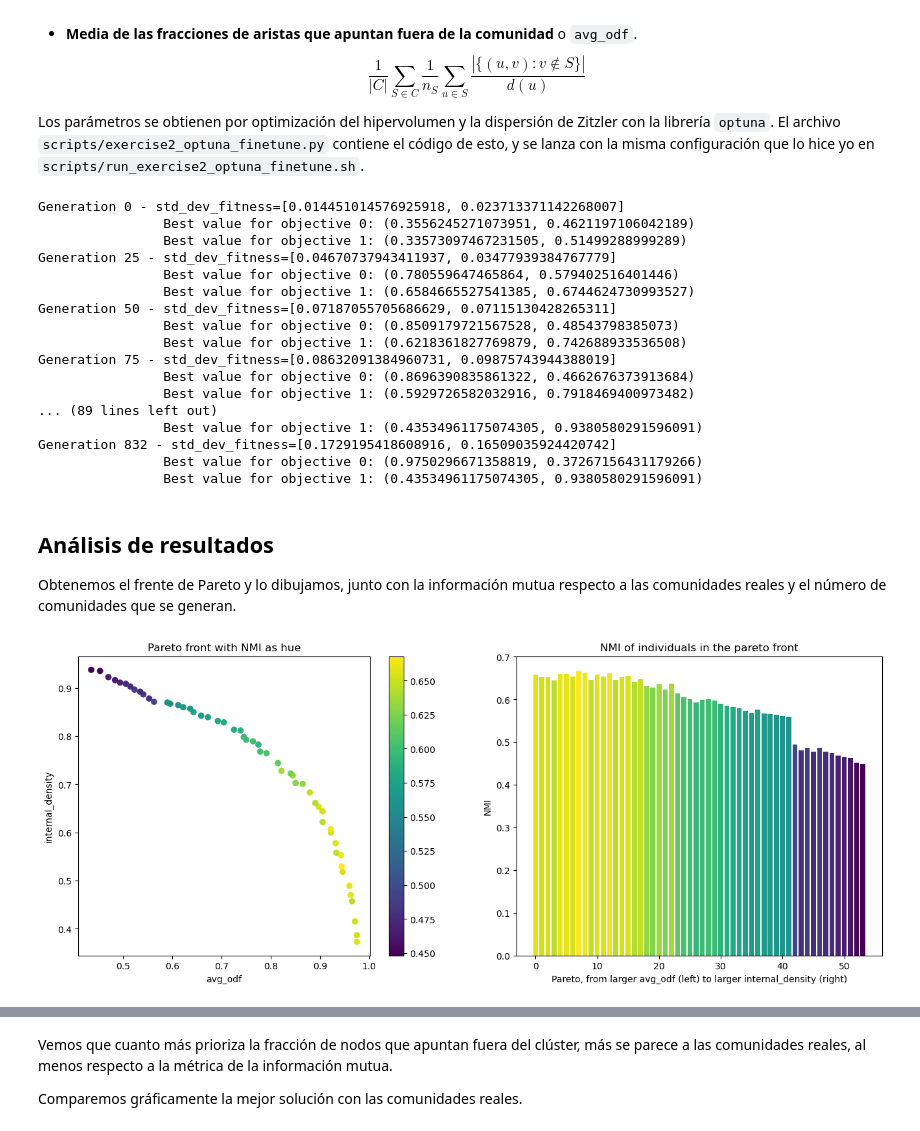
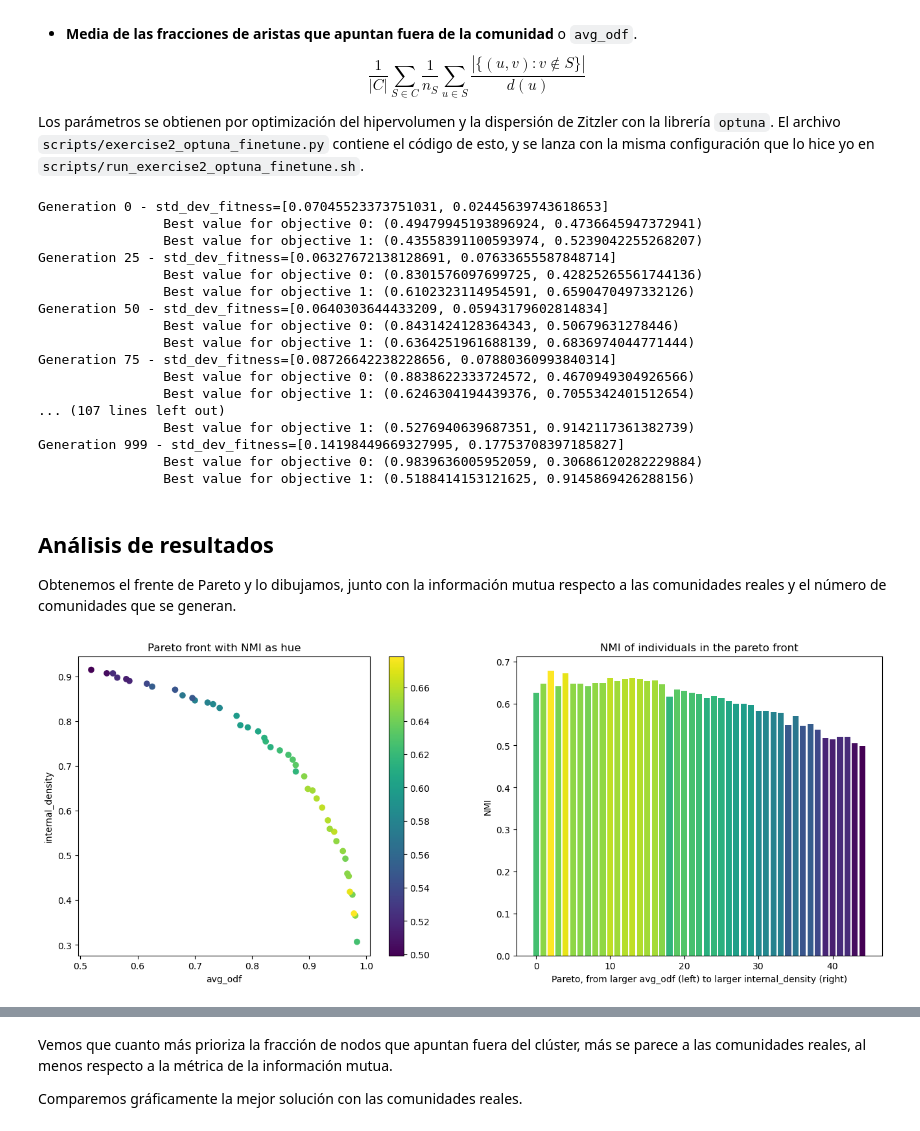
Before and after one commit to pablomiralles22/maadm-sna-ceb-assignment, a Jupyter notebook: notebooks/exercise2-3.ipynb, the cells around one changed output, grey strips where cells are left out. Cells and saved outputs as stored; diff of their text form; code cells hidden in the pictures.

```diff
--- a/notebooks/exercise2-3.ipynb
+++ b/notebooks/exercise2-3.ipynb
@@ -184,13 +183,14 @@ $$
 Los parámetros se obtienen por optimización del hipervolumen y la dispersión de Zitzler con la librería `optuna`. El archivo `scripts/exercise2_optuna_finetune.py` contiene el código de esto, y se lanza con la misma configuración que lo hice yo en `scripts/run_exercise2_optuna_finetune.sh`.
 # %%
 # best params
-population_size = 60
-pcross = 0.5
-pmut = 0.25
-mutate_ratio_random = 0.0038686204572240704
-mutate_ratio_join = 0.12328015799522374
-mutate_ratio_separate = 0.010267293463678674
-T = 14
+population_size = 50
+pcross = 0.55
+pmut = 0.1
+mutate_ratio_random = 0.004736845831904569
+mutate_ratio_join = 0.8596652941266368
+mutate_ratio_separate = 0.012121044447833752
+T = 4
+
 
 random.seed(42)
 
@@ -207,36 +207,36 @@ ranked_population = run(
     trace=25,
 )
 # %% [output]
-Generation 0 - std_dev_fitness=[0.014451014576925918, 0.023713371142268007]
-                Best value for objective 0: (0.3556245271073951, 0.4621197106042189)
-                Best value for objective 1: (0.33573097467231505, 0.51499288999289)
-Generation 25 - std_dev_fitness=[0.04670737943411937, 0.03477939384767779]
-                Best value for objective 0: (0.780559647465864, 0.579402516401446)
-                Best value for objective 1: (0.6584665527541385, 0.6744624730993527)
-Generation 50 - std_dev_fitness=[0.07187055705686629, 0.07115130428265311]
-                Best value for objective 0: (0.8509179721567528, 0.48543798385073)
-                Best value for objective 1: (0.6218361827769879, 0.742688933536508)
-Generation 75 - std_dev_fitness=[0.08632091384960731, 0.09875743944388019]
-                Best value for objective 0: (0.8696390835861322, 0.4662676373913684)
-                Best value for objective 1: (0.5929726582032916, 0.7918469400973482)
-... (89 lines left out)
-                Best value for objective 1: (0.43534961175074305, 0.9380580291596091)
-Generation 832 - std_dev_fitness=[0.1729195418608916, 0.16509035924420742]
-                Best value for objective 0: (0.9750296671358819, 0.37267156431179266)
-                Best value for objective 1: (0.43534961175074305, 0.9380580291596091)
+Generation 0 - std_dev_fitness=[0.07045523373751031, 0.02445639743618653]
+                Best value for objective 0: (0.49479945193896924, 0.4736645947372941)
+                Best value for objective 1: (0.43558391100593974, 0.5239042255268207)
+Generation 25 - std_dev_fitness=[0.06327672138128691, 0.07633655587848714]
+                Best value for objective 0: (0.8301576097699725, 0.42825265561744136)
+                Best value for objective 1: (0.6102323114954591, 0.6590470497332126)
+Generation 50 - std_dev_fitness=[0.0640303644433209, 0.05943179602814834]
+                Best value for objective 0: (0.8431424128364343, 0.50679631278446)
+                Best value for objective 1: (0.6364251961688139, 0.6836974044771444)
+Generation 75 - std_dev_fitness=[0.08726642238228656, 0.07880360993840314]
+                Best value for objective 0: (0.8838622333724572, 0.4670949304926566)
+                Best value for objective 1: (0.6246304194439376, 0.7055342401512654)
+... (107 lines left out)
+                Best value for objective 1: (0.5276940639687351, 0.9142117361382739)
+Generation 999 - std_dev_fitness=[0.14198449669327995, 0.17753708397185827]
+                Best value for objective 0: (0.9839636005952059, 0.30686120282229884)
+                Best value for objective 1: (0.5188414153121625, 0.9145869426288156)
 # %% [markdown]
 ## Análisis de resultados
 Obtenemos el frente de Pareto y lo dibujamos, junto con la información mutua respecto a las comunidades reales y el número de comunidades que se generan.
 # %%
-def nmi(communities: list[list[str]]) -> float:
+def nmi_fn(communities: list[list[str]]) -> float:
     return normalized_mutual_information(
         NodeClustering(real_communities, graph),
         NodeClustering(communities, graph),
     ).score
 
-plot_metric_on_pareto_front(ranked_population, nmi, "NMI")
+plot_metric_on_pareto_front(ranked_population, nmi_fn, "NMI")
 # %% [output]
-[figure, old version]
+[figure, new version]
 # %%
 plot_metric_on_pareto_front(ranked_population, lambda communities: len(communities), "num_communities")
 # %% [output]
```
Also changed, not shown: parts of 6 cells of this notebook, 22 other files.
